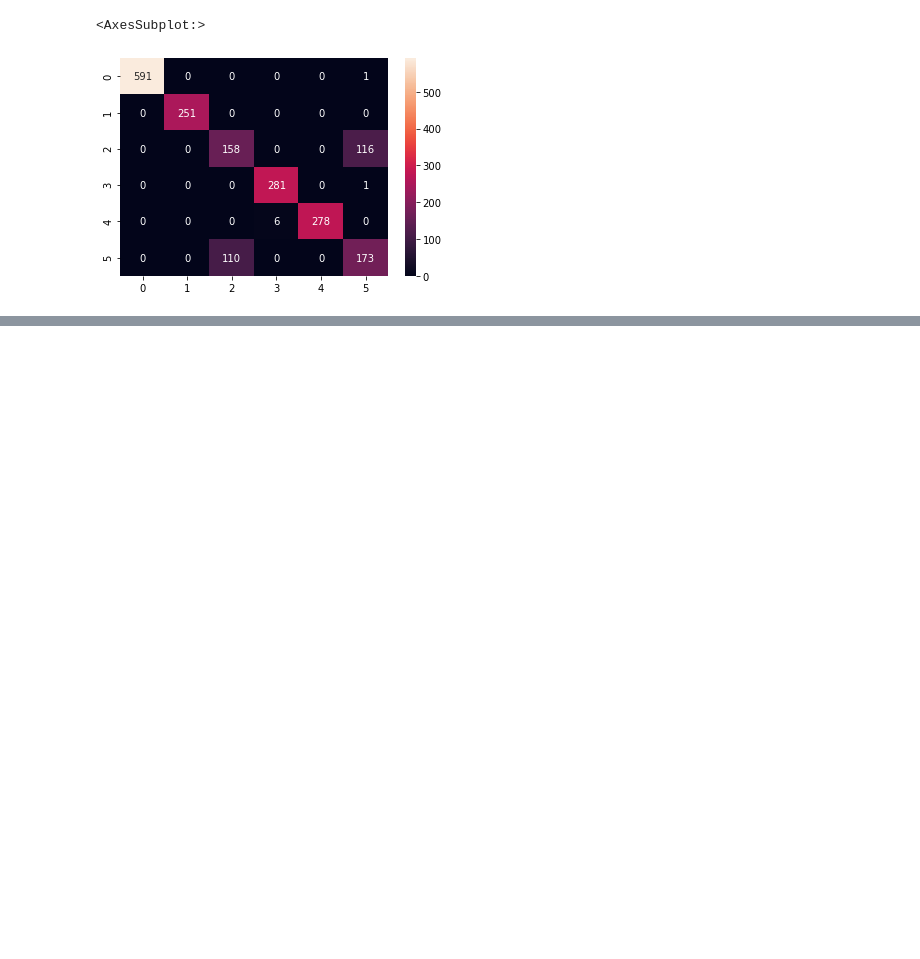
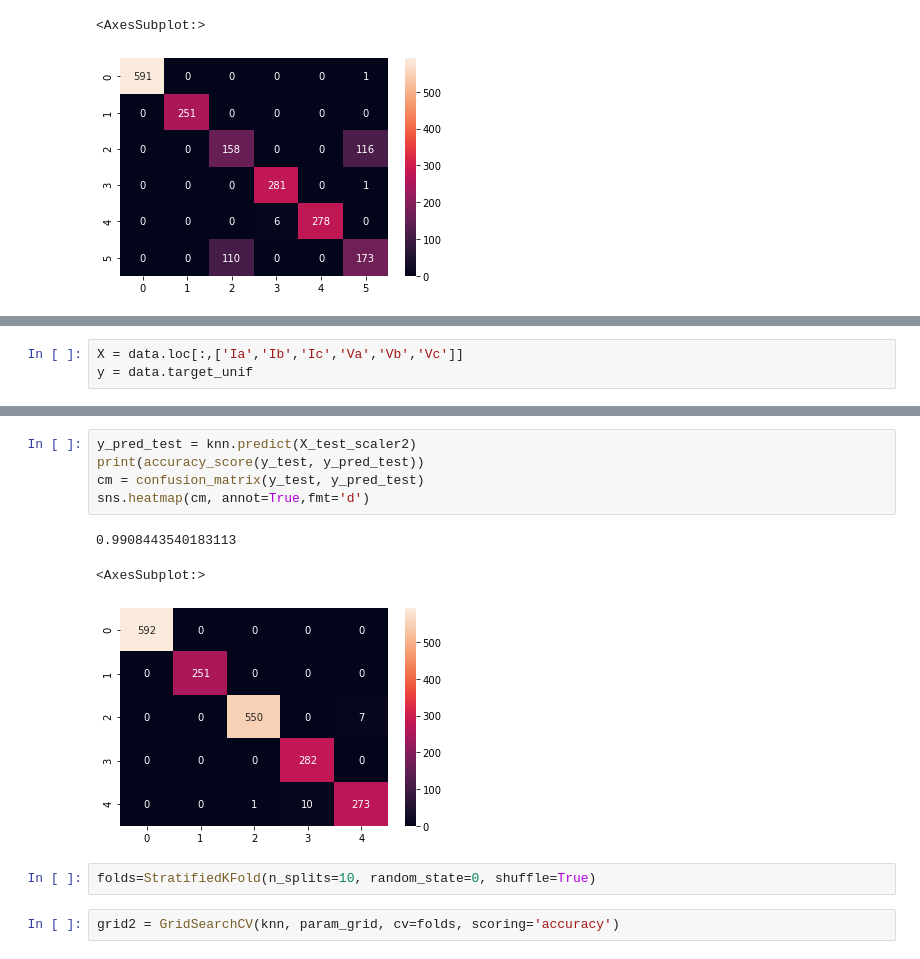
Before and after one commit to LeandroNardi96/Clasificacion_fallas_electricas_multiclass, a Jupyter notebook: Electrical_fault_multiclass.ipynb, the cells around one changed output, grey strips where cells are left out. Saved outputs shown, nothing was run; the diff lists cells and outputs as text; blank space fills up the shorter version.

```diff
--- a/Electrical_fault_multiclass.ipynb
+++ b/Electrical_fault_multiclass.ipynb
@@ -368,0 +419,3 @@ sns.heatmap(confusion, annot=True,fmt='d')
+# %%
+X = data.loc[:,['Ia','Ib','Ic','Va','Vb','Vc']]
+y = data.target_unif
@@ -368,0 +443,13 @@ sns.heatmap(confusion, annot=True,fmt='d')
+# %%
+y_pred_test = knn.predict(X_test_scaler2)
+print(accuracy_score(y_test, y_pred_test))
+cm = confusion_matrix(y_test, y_pred_test)
+sns.heatmap(cm, annot=True,fmt='d')
+# %% [output]
+0.9908443540183113
+<AxesSubplot:>
+[figure, added]
+# %%
+folds=StratifiedKFold(n_splits=10, random_state=0, shuffle=True)
+# %%
+grid2 = GridSearchCV(knn, param_grid, cv=folds, scoring='accuracy')
```
Also changed, not shown: parts of 19 cells of this notebook.
